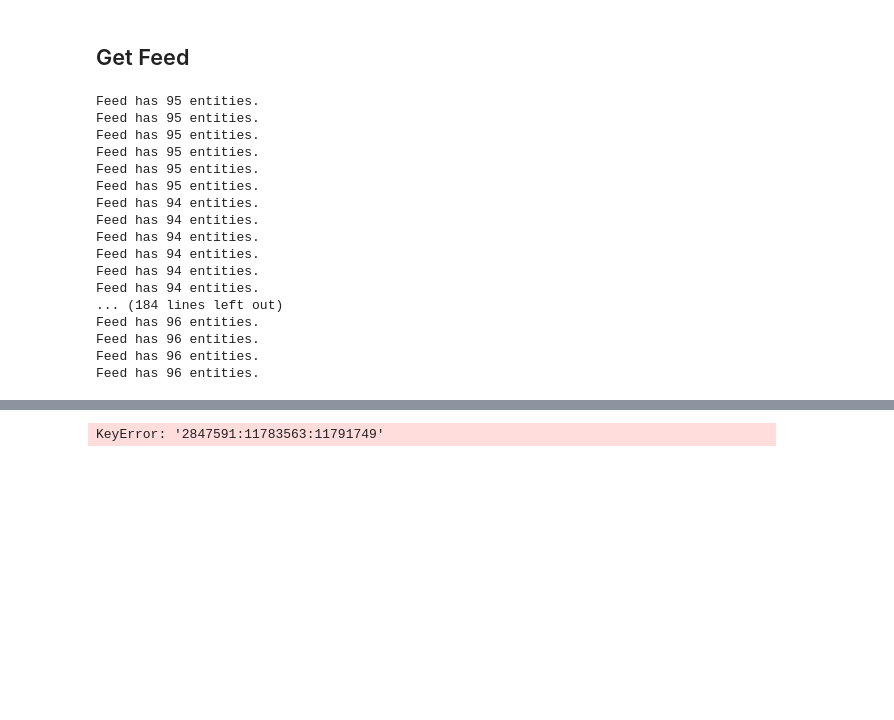
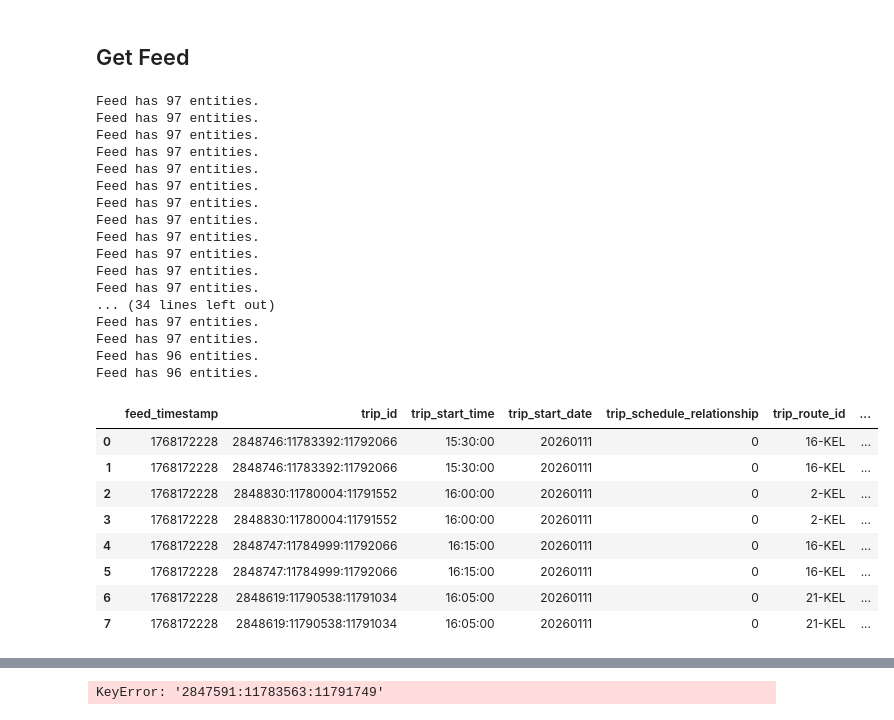
Before and after one commit to AbdulRahmanSilmy/transit-forecasting, a Jupyter notebook: notebooks/data_ingestion_trip_update.ipynb, the cells around one changed output, grey strips where cells are left out. Drawn from its saved outputs; the diff is of its cells as text; code cells hidden in the pictures; blank space fills up the shorter version.

```diff
--- a/notebooks/data_ingestion_trip_update.ipynb
+++ b/notebooks/data_ingestion_trip_update.ipynb
@@ -317,7 +332,7 @@ download = True
 if download:
     df = pd.DataFrame()
     trip_current_estimates = {}
-    for i in range(200):
+    for i in range(50):
         data = fetch_gtfs_data(realtime_trip_updates_url)
         if data:
             feed = parse_gtfs_data(data)
@@ -326,27 +341,39 @@ if download:
             df_feed, trip_current_estimates = get_df_feed(
                 list_dict_entities, trip_current_estimates)
             if not df_feed.empty:
-                df_feed = format_data(df_feed)
-                df = pd.concat([df, df_feed], ignore_index=True)
+                df_feed_f = format_data(df_feed.copy())
+                df = pd.concat([df, df_feed_f], ignore_index=True)
         sleep(1)
     df.to_csv(df_path, index=False)
 else:
     df = pd.read_csv(df_path)
 # %% [output]
-Feed has 95 entities.
-Feed has 95 entities.
-Feed has 95 entities.
-Feed has 95 entities.
-Feed has 95 entities.
-Feed has 95 entities.
-Feed has 94 entities.
-Feed has 94 entities.
-Feed has 94 entities.
-Feed has 94 entities.
-Feed has 94 entities.
-Feed has 94 entities.
-... (184 lines left out)
+Feed has 97 entities.
+Feed has 97 entities.
+Feed has 97 entities.
+Feed has 97 entities.
+Feed has 97 entities.
+Feed has 97 entities.
+Feed has 97 entities.
+Feed has 97 entities.
+Feed has 97 entities.
+Feed has 97 entities.
+Feed has 97 entities.
+Feed has 97 entities.
+... (34 lines left out)
+Feed has 97 entities.
+Feed has 97 entities.
 Feed has 96 entities.
 Feed has 96 entities.
-Feed has 96 entities.
-Feed has 96 entities.
+# %%
+df_feed
+# %% [output]
+|  | feed_timestamp | trip_id | trip_start_time | trip_start_date | trip_schedule_relationship | trip_route_id | ... |
+| 0 | 1768172228 | 2848746:11783392:11792066 | 15:30:00 | 20260111 | 0 | 16-KEL | ... |
+| 1 | 1768172228 | 2848746:11783392:11792066 | 15:30:00 | 20260111 | 0 | 16-KEL | ... |
+| 2 | 1768172228 | 2848830:11780004:11791552 | 16:00:00 | 20260111 | 0 | 2-KEL | ... |
+| 3 | 1768172228 | 2848830:11780004:11791552 | 16:00:00 | 20260111 | 0 | 2-KEL | ... |
+| 4 | 1768172228 | 2848747:11784999:11792066 | 16:15:00 | 20260111 | 0 | 16-KEL | ... |
+| 5 | 1768172228 | 2848747:11784999:11792066 | 16:15:00 | 20260111 | 0 | 16-KEL | ... |
+| 6 | 1768172228 | 2848619:11790538:11791034 | 16:05:00 | 20260111 | 0 | 21-KEL | ... |
+| 7 | 1768172228 | 2848619:11790538:11791034 | 16:05:00 | 20260111 | 0 | 21-KEL | ... |
```
Also changed, not shown: parts of 12 cells of this notebook, 2 other files.
